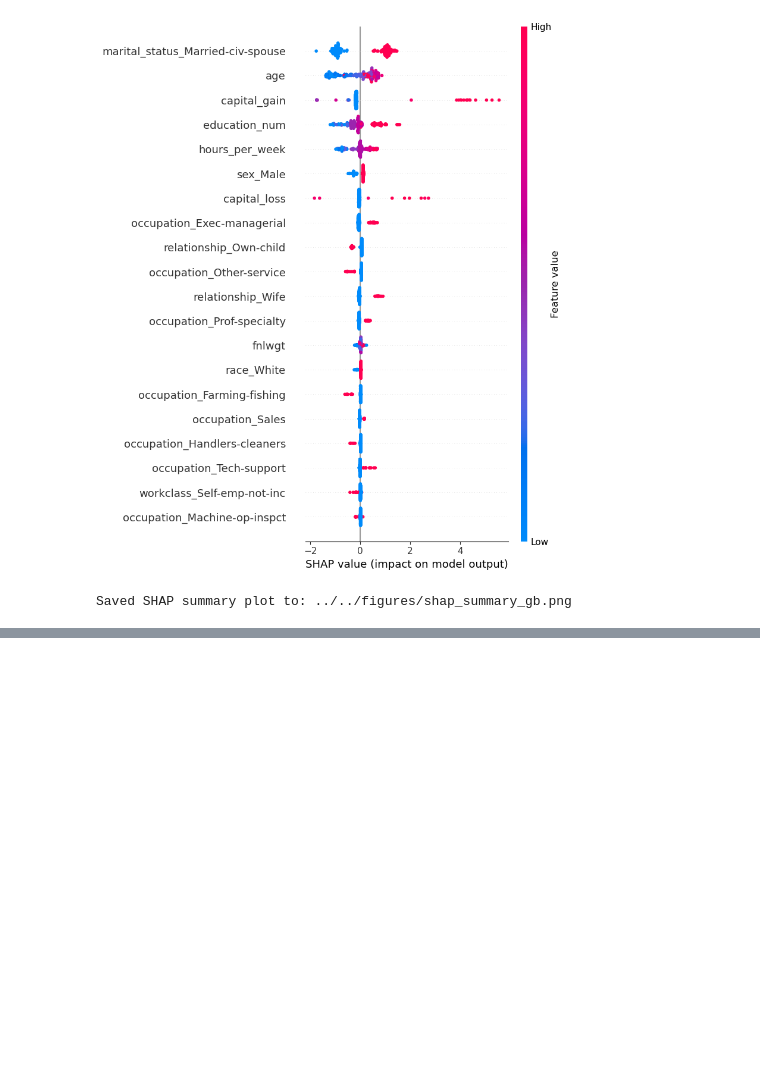
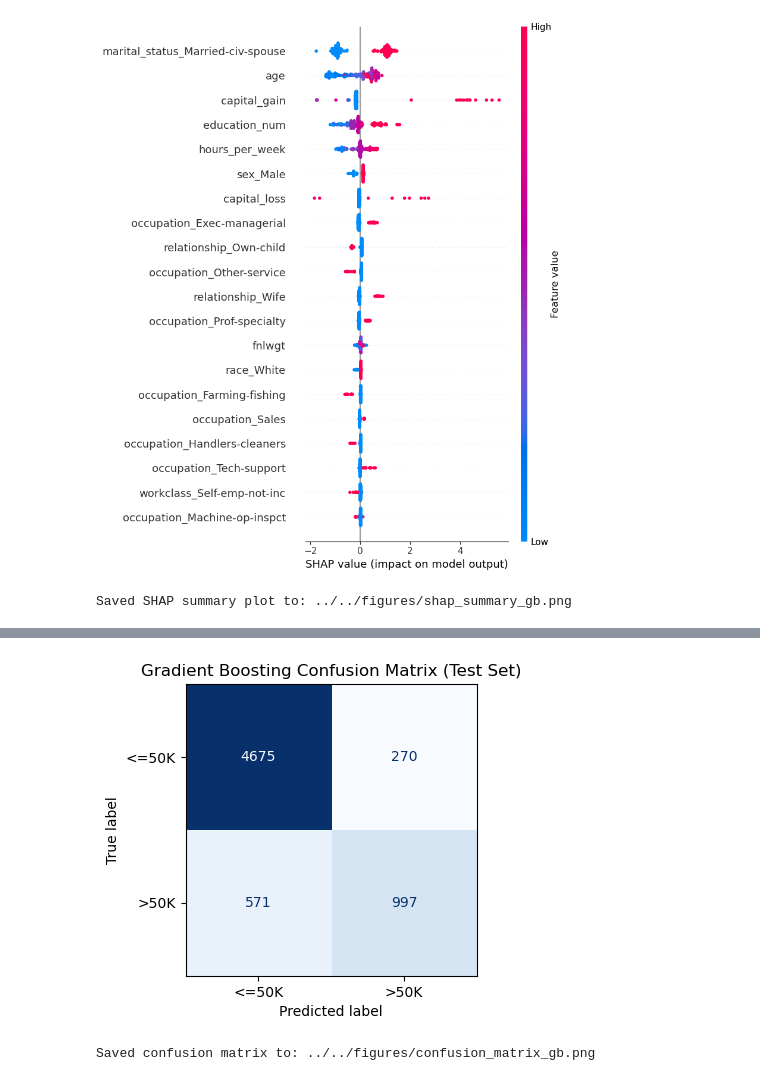
Before and after one commit to JakeRoll04/cmse492_project, a Jupyter notebook: notebooks/exploratory/exploratory_analysis.ipynb, the cells around one changed output, grey strips where cells are left out. Drawn from its saved outputs; the diff is of its cells as text; code cells hidden in the pictures; blank space fills up the shorter version.

```diff
--- a/notebooks/exploratory/exploratory_analysis.ipynb
+++ b/notebooks/exploratory/exploratory_analysis.ipynb
@@ -481,0 +546,47 @@ Saved SHAP summary plot to: ../../figures/shap_summary_gb.png
+# %%
+from sklearn.ensemble import GradientBoostingClassifier
+from sklearn.metrics import confusion_matrix, ConfusionMatrixDisplay
+
+df_train_full = pd.concat([X_train, X_val])
+y_train_full = pd.concat([y_train, y_val])
+
+df_train_full = df_train_full.copy()
+df_test = X_test.copy()
+
+for df in (df_train_full, df_test):
+    if "income" in df.columns:
+        df.drop(columns=["income"], inplace=True)
+
+df_train_full_enc = pd.get_dummies(df_train_full, drop_first=True)
+df_test_enc = pd.get_dummies(df_test, drop_first=True)
+df_test_enc = df_test_enc.reindex(columns=df_train_full_enc.columns, fill_value=0)
+
+X_train_full_enc = df_train_full_enc.values
+X_test_enc = df_test_enc.values
+
+gb_final = GradientBoostingClassifier(
+    n_estimators=200,
+    learning_rate=0.1,
+    max_depth=3,
+    random_state=42,
+)
+gb_final.fit(X_train_full_enc, y_train_full)
+y_test_pred = gb_final.predict(X_test_enc)
+
+cm = confusion_matrix(y_test, y_test_pred, labels=[0, 1])
+disp = ConfusionMatrixDisplay(confusion_matrix=cm,
+                              display_labels=["<=50K", ">50K"])
+
+fig, ax = plt.subplots(figsize=(4, 4))
+disp.plot(ax=ax, cmap="Blues", colorbar=False)
+plt.title("Gradient Boosting Confusion Matrix (Test Set)")
+plt.tight_layout()
+
+out_path = figures_dir / "confusion_matrix_gb.png"
+plt.savefig(out_path, dpi=300)
+plt.show()
+
+print("Saved confusion matrix to:", out_path)
+# %% [output]
+[figure, added]
+Saved confusion matrix to: ../../figures/confusion_matrix_gb.png
```
Also changed, not shown: parts of 2 cells of this notebook, 8 other files.
